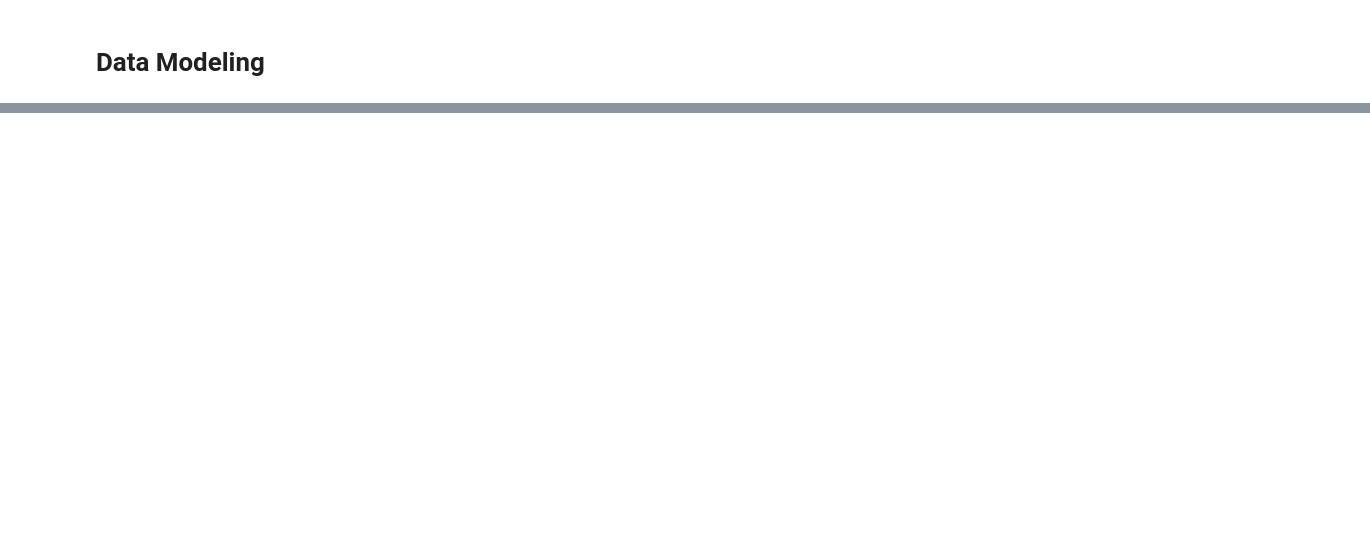
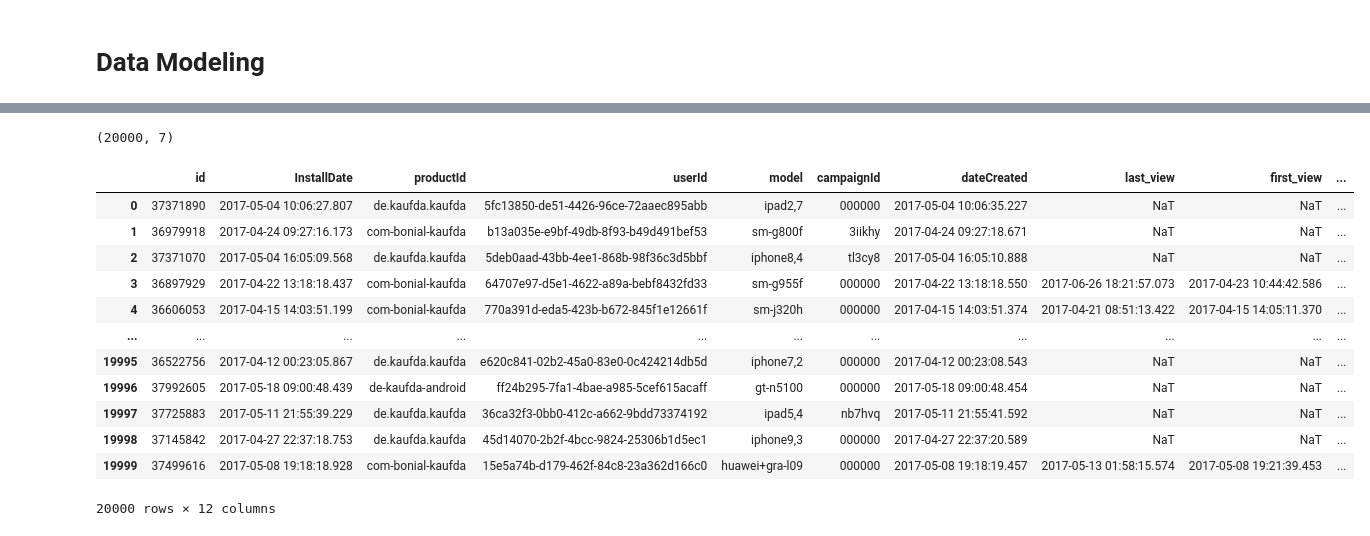
Before and after one commit to miladbahrami/Churn_Prediction, a Jupyter notebook: churn.ipynb, the cells around one changed output, grey strips where cells are left out. Drawn from its saved outputs; the diff is of its cells as text; code cells hidden in the pictures; blank space fills up the shorter version.

Commit message:
Data Model

```diff
--- a/churn.ipynb
+++ b/churn.ipynb
@@ -142,0 +157,34 @@ profile
+# %%
+df_starts = df_starts.groupby('userId').agg('min').reset_index()
+# %%
+df_user = pd.merge(df_installs, df_starts, left_on='userId', right_on='userId', how='left' , validate='one_to_one')
+# %%
+df_user.shape
+# %% [output]
+(20000, 7)
+# %%
+df_view_agg = df_view.groupby('userId').agg(
+    last_view = pd.NamedAgg(column='dateCreated', aggfunc='max'),
+    first_view = pd.NamedAgg(column='dateCreated',aggfunc='min'),
+    view_count = pd.NamedAgg(column='brochure_id', aggfunc='count'),
+    avg_page_turn = pd.NamedAgg(column='page_turn_count', aggfunc='mean'),
+    avg_view_duration = pd.NamedAgg(column='view_duration', aggfunc='mean')
+)
+# %%
+df_feature = pd.merge(df_user, df_view_agg, left_on='userId', right_on='userId', how='left' , validate='one_to_one')
+# %%
+df_feature
+# %% [output]
+|  | id | InstallDate | productId | userId | model | campaignId | dateCreated | last_view | first_view | ... |
+| 0 | 37371890 | 2017-05-04 10:06:27.807 | de.kaufda.kaufda | 5fc13850-de51-4426-96ce-72aaec895abb | ipad2,7 | 000000 | 2017-05-04 10:06:35.227 | NaT | NaT | ... |
+| 1 | 36979918 | 2017-04-24 09:27:16.173 | com-bonial-kaufda | b13a035e-e9bf-49db-8f93-b49d491bef53 | sm-g800f | 3iikhy | 2017-04-24 09:27:18.671 | NaT | NaT | ... |
+| 2 | 37371070 | 2017-05-04 16:05:09.568 | de.kaufda.kaufda | 5deb0aad-43bb-4ee1-868b-98f36c3d5bbf | iphone8,4 | tl3cy8 | 2017-05-04 16:05:10.888 | NaT | NaT | ... |
+| 3 | 36897929 | 2017-04-22 13:18:18.437 | com-bonial-kaufda | 64707e97-d5e1-4622-a89a-bebf8432fd33 | sm-g955f | 000000 | 2017-04-22 13:18:18.550 | 2017-06-26 18:21:57.073 | 2017-04-23 10:44:42.586 | ... |
+| 4 | 36606053 | 2017-04-15 14:03:51.199 | com-bonial-kaufda | 770a391d-eda5-423b-b672-845f1e12661f | sm-j320h | 000000 | 2017-04-15 14:03:51.374 | 2017-04-21 08:51:13.422 | 2017-04-15 14:05:11.370 | ... |
+| ... | ... | ... | ... | ... | ... | ... | ... | ... | ... | ... |
+| 19995 | 36522756 | 2017-04-12 00:23:05.867 | de.kaufda.kaufda | e620c841-02b2-45a0-83e0-0c424214db5d | iphone7,2 | 000000 | 2017-04-12 00:23:08.543 | NaT | NaT | ... |
+| 19996 | 37992605 | 2017-05-18 09:00:48.439 | de-kaufda-android | ff24b295-7fa1-4bae-a985-5cef615acaff | gt-n5100 | 000000 | 2017-05-18 09:00:48.454 | NaT | NaT | ... |
+| 19997 | 37725883 | 2017-05-11 21:55:39.229 | de.kaufda.kaufda | 36ca32f3-0bb0-412c-a662-9bdd73374192 | ipad5,4 | nb7hvq | 2017-05-11 21:55:41.592 | NaT | NaT | ... |
+| 19998 | 37145842 | 2017-04-27 22:37:18.753 | de.kaufda.kaufda | 45d14070-2b2f-4bcc-9824-25306b1d5ec1 | iphone9,3 | 000000 | 2017-04-27 22:37:20.589 | NaT | NaT | ... |
+| 19999 | 37499616 | 2017-05-08 19:18:18.928 | com-bonial-kaufda | 15e5a74b-d179-462f-84c8-23a362d166c0 | huawei+gra-l09 | 000000 | 2017-05-08 19:18:19.457 | 2017-05-13 01:58:15.574 | 2017-05-08 19:21:39.453 | ... |
+20000 rows × 12 columns
```
Also changed, not shown: parts of 13 cells of this notebook.
